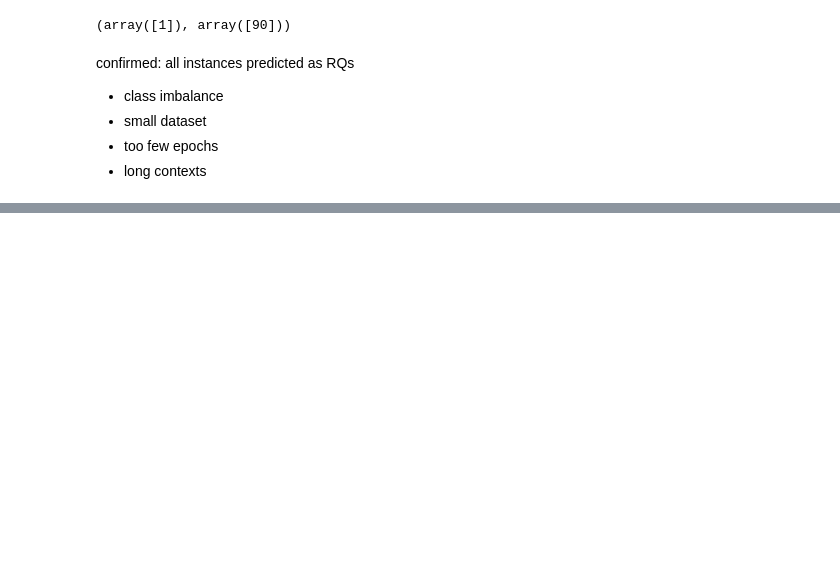
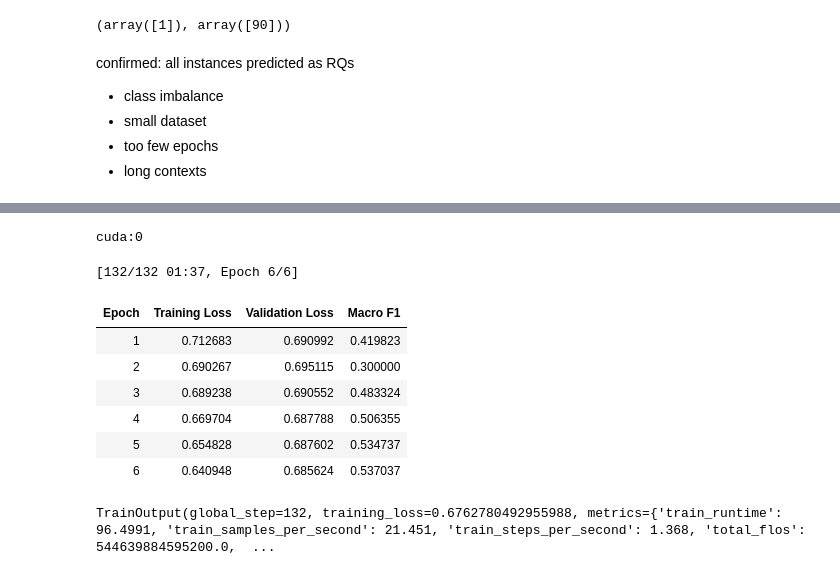
Before and after one commit to elisabeihofer-boop/ml2-final-project, a Jupyter notebook: notebooks/roberta.ipynb, the cells around one changed output, grey strips where cells are left out. Cells and saved outputs as stored; diff of their text form; code cells hidden in the pictures; blank space fills up the shorter version.

Commit message:
trained RoBERTa model with balanced class weights

```diff
--- a/notebooks/roberta.ipynb
+++ b/notebooks/roberta.ipynb
@@ -331,0 +418,60 @@ TrainOutput(global_step=132, training_loss=0.6595943985563336, metrics={'train_r
+# %%
+# defining a costum Trainer
+
+class WeightedTrainer(Trainer):
+
+    def compute_loss(self, model, inputs, return_outputs=False, **kwargs):
+        labels = inputs.pop("labels") # extracting gold labels from batch
+        outputs = model(**inputs)
+
+        loss_fn = nn.CrossEntropyLoss(
+            weight=torch.tensor(
+                class_weights,
+                dtype=torch.float32,
+                device=outputs.logits.device
+            )
+        )
+
+        loss = loss_fn(outputs.logits, labels)
+
+        return (loss, outputs) if return_outputs else loss
+# %%
+# training new model
+
+set_seed(42)
+
+model = AutoModelForSequenceClassification.from_pretrained(
+    "FacebookAI/roberta-base", num_labels=2, id2label=id2label, label2id=label2id
+)
+
+training_args = TrainingArguments(
+    output_dir="../model",
+    learning_rate=2e-5,
+    per_device_train_batch_size=16,
+    per_device_eval_batch_size=16,
+    num_train_epochs=6,
+    weight_decay=0.01,
+    eval_strategy="epoch",
+    save_strategy="epoch",
+    logging_strategy="epoch",
+    metric_for_best_model="macro_f1",
+    greater_is_better=True,
+    load_best_model_at_end=True,
+    seed=42,
+    data_seed=42,
+)
+
+trainer = WeightedTrainer(
+    model=model,
+    args=training_args,
+    train_dataset=train_dataset,
+    eval_dataset=valid_dataset,
+    processing_class=tokenizer,
+    data_collator=data_collator,
+    compute_metrics=compute_metrics,
+)
+
+print(trainer.args.device)
+
+trainer.train()
+# %% [output]
@@ -331,0 +494,10 @@ TrainOutput(global_step=132, training_loss=0.6595943985563336, metrics={'train_r
+cuda:0
+[132/132 01:37, Epoch 6/6]
+| Epoch | Training Loss | Validation Loss | Macro F1 |
+| 1 | 0.712683 | 0.690992 | 0.419823 |
+| 2 | 0.690267 | 0.695115 | 0.300000 |
+| 3 | 0.689238 | 0.690552 | 0.483324 |
+| 4 | 0.669704 | 0.687788 | 0.506355 |
+| 5 | 0.654828 | 0.687602 | 0.534737 |
+| 6 | 0.640948 | 0.685624 | 0.537037 |
+TrainOutput(global_step=132, training_loss=0.6762780492955988, metrics={'train_runtime': 96.4991, 'train_samples_per_second': 21.451, 'train_steps_per_second': 1.368, 'total_flos': 544639884595200.0,  ...
```
Also changed, not shown: parts of 12 cells of this notebook.
